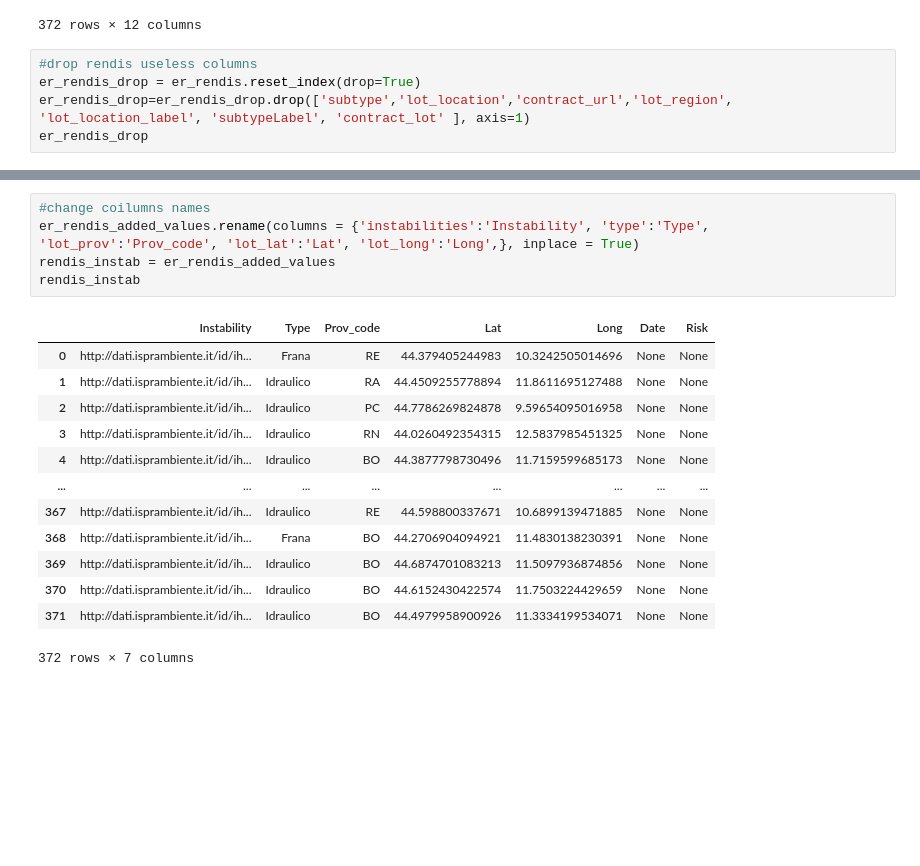
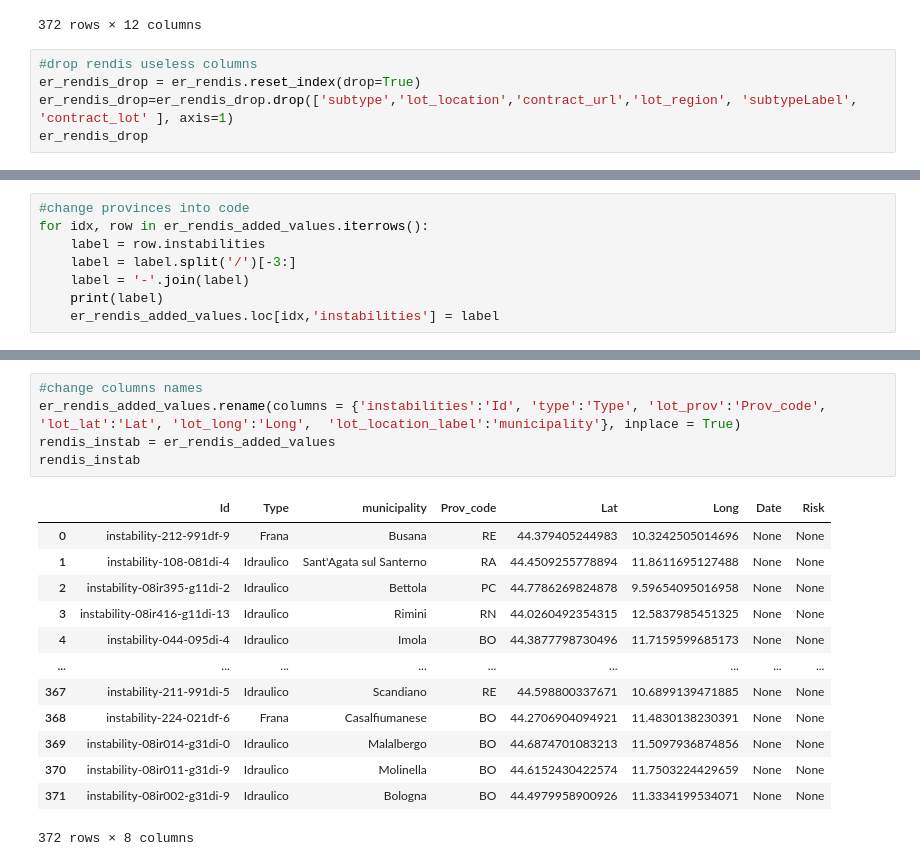
Before and after one commit to ChiaraCati/FlooData, a Jupyter notebook: software/Disruptions.ipynb, the cells around one changed output, grey strips where cells are left out. Drawn from its saved outputs; the diff is of its cells as text; blank space fills up the shorter version.

```diff
--- a/software/Disruptions.ipynb
+++ b/software/Disruptions.ipynb
@@ -66,6 +143,6 @@ er_rendis
 # %%
 #drop rendis useless columns
 er_rendis_drop = er_rendis.reset_index(drop=True)
-er_rendis_drop=er_rendis_drop.drop(['subtype','lot_location','contract_url','lot_region', 'lot_location_label', 'subtypeLabel', 'contract_lot' ], axis=1)
+er_rendis_drop=er_rendis_drop.drop(['subtype','lot_location','contract_url','lot_region', 'subtypeLabel', 'contract_lot' ], axis=1)
 er_rendis_drop
 # %% [output]
@@ -126,0 +204,8 @@ er_rendis_added_values
+# %%
+#change provinces into code
+for idx, row in er_rendis_added_values.iterrows():
+    label = row.instabilities
+    label = label.split('/')[-3:]
+    label = '-'.join(label)
+    print(label)
+    er_rendis_added_values.loc[idx,'instabilities'] = label
@@ -127,19 +230,19 @@ er_rendis_added_values
 # %%
-#change coilumns names
-er_rendis_added_values.rename(columns = {'instabilities':'Instability', 'type':'Type', 'lot_prov':'Prov_code', 'lot_lat':'Lat', 'lot_long':'Long',}, inplace = True)
+#change columns names
+er_rendis_added_values.rename(columns = {'instabilities':'Id', 'type':'Type', 'lot_prov':'Prov_code', 'lot_lat':'Lat', 'lot_long':'Long',  'lot_location_label':'municipality'}, inplace = True)
 rendis_instab = er_rendis_added_values
 rendis_instab
 # %% [output]
-|  | Instability | Type | Prov_code | Lat | Long | Date | Risk |
-| 0 | http://dati.isprambiente.it/id/ih... | Frana | RE | 44.379405244983 | 10.3242505014696 | None | None |
-| 1 | http://dati.isprambiente.it/id/ih... | Idraulico | RA | 44.4509255778894 | 11.8611695127488 | None | None |
-| 2 | http://dati.isprambiente.it/id/ih... | Idraulico | PC | 44.7786269824878 | 9.59654095016958 | None | None |
-| 3 | http://dati.isprambiente.it/id/ih... | Idraulico | RN | 44.0260492354315 | 12.5837985451325 | None | None |
-| 4 | http://dati.isprambiente.it/id/ih... | Idraulico | BO | 44.3877798730496 | 11.7159599685173 | None | None |
-| ... | ... | ... | ... | ... | ... | ... | ... |
-| 367 | http://dati.isprambiente.it/id/ih... | Idraulico | RE | 44.598800337671 | 10.6899139471885 | None | None |
-| 368 | http://dati.isprambiente.it/id/ih... | Frana | BO | 44.2706904094921 | 11.4830138230391 | None | None |
-| 369 | http://dati.isprambiente.it/id/ih... | Idraulico | BO | 44.6874701083213 | 11.5097936874856 | None | None |
-| 370 | http://dati.isprambiente.it/id/ih... | Idraulico | BO | 44.6152430422574 | 11.7503224429659 | None | None |
-| 371 | http://dati.isprambiente.it/id/ih... | Idraulico | BO | 44.4979958900926 | 11.3334199534071 | None | None |
+|  | Id | Type | municipality | Prov_code | Lat | Long | Date | Risk |
+| 0 | instability-212-991df-9 | Frana | Busana | RE | 44.379405244983 | 10.3242505014696 | None | None |
+| 1 | instability-108-081di-4 | Idraulico | Sant'Agata sul Santerno | RA | 44.4509255778894 | 11.8611695127488 | None | None |
+| 2 | instability-08ir395-g11di-2 | Idraulico | Bettola | PC | 44.7786269824878 | 9.59654095016958 | None | None |
+| 3 | instability-08ir416-g11di-13 | Idraulico | Rimini | RN | 44.0260492354315 | 12.5837985451325 | None | None |
+| 4 | instability-044-095di-4 | Idraulico | Imola | BO | 44.3877798730496 | 11.7159599685173 | None | None |
+| ... | ... | ... | ... | ... | ... | ... | ... | ... |
+| 367 | instability-211-991di-5 | Idraulico | Scandiano | RE | 44.598800337671 | 10.6899139471885 | None | None |
+| 368 | instability-224-021df-6 | Frana | Casalfiumanese | BO | 44.2706904094921 | 11.4830138230391 | None | None |
+| 369 | instability-08ir014-g31di-0 | Idraulico | Malalbergo | BO | 44.6874701083213 | 11.5097936874856 | None | None |
+| 370 | instability-08ir011-g31di-9 | Idraulico | Molinella | BO | 44.6152430422574 | 11.7503224429659 | None | None |
+| 371 | instability-08ir002-g31di-9 | Idraulico | Bologna | BO | 44.4979958900926 | 11.3334199534071 | None | None |
-372 rows × 7 columns
+372 rows × 8 columns
```
Also changed, not shown: parts of 29 cells of this notebook, 2 other files.
